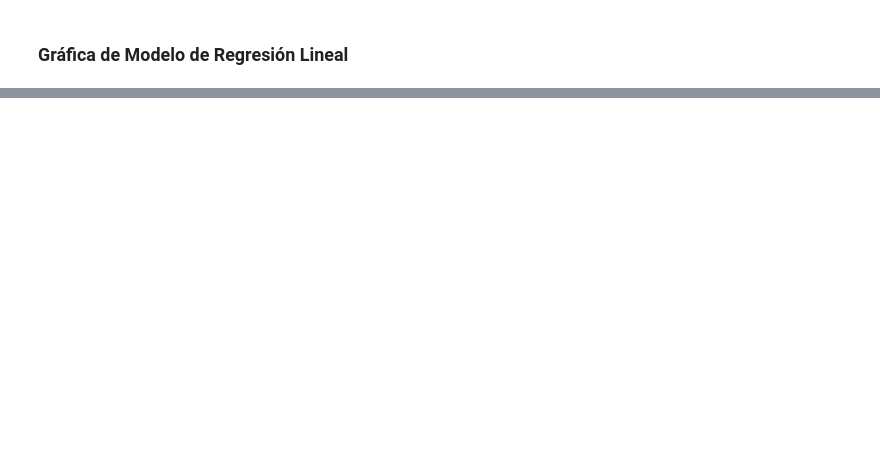
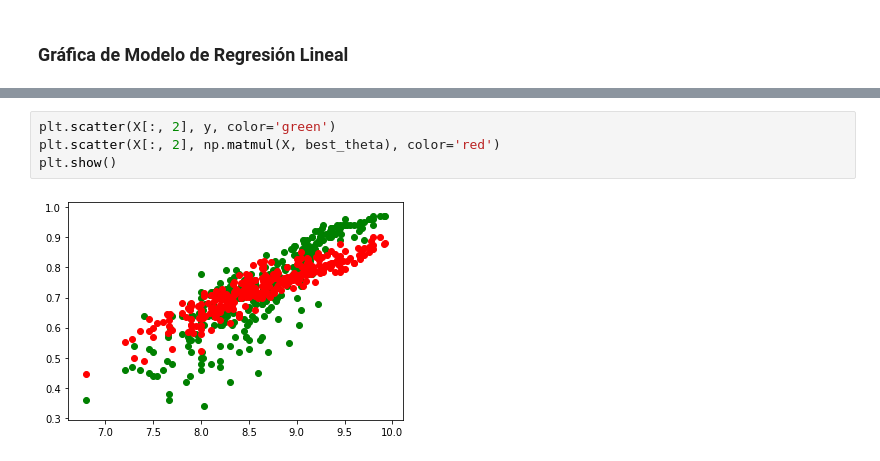
Before and after one commit to sebdeveloper6952/ai_lab_1, a Jupyter notebook: lab1.ipynb, the cells around one changed output, grey strips where cells are left out. Drawn from its saved outputs; the diff is of its cells as text; blank space fills up the shorter version.

```diff
--- a/lab1.ipynb
+++ b/lab1.ipynb
@@ -136,0 +110,6 @@ plt.show()
+# %%
+plt.scatter(X[:, 2], y, color='green')
+plt.scatter(X[:, 2], np.matmul(X, best_theta), color='red')
+plt.show()
+# %% [output]
+[figure, added]
```
Also changed, not shown: parts of 21 cells of this notebook, 1 other file.
